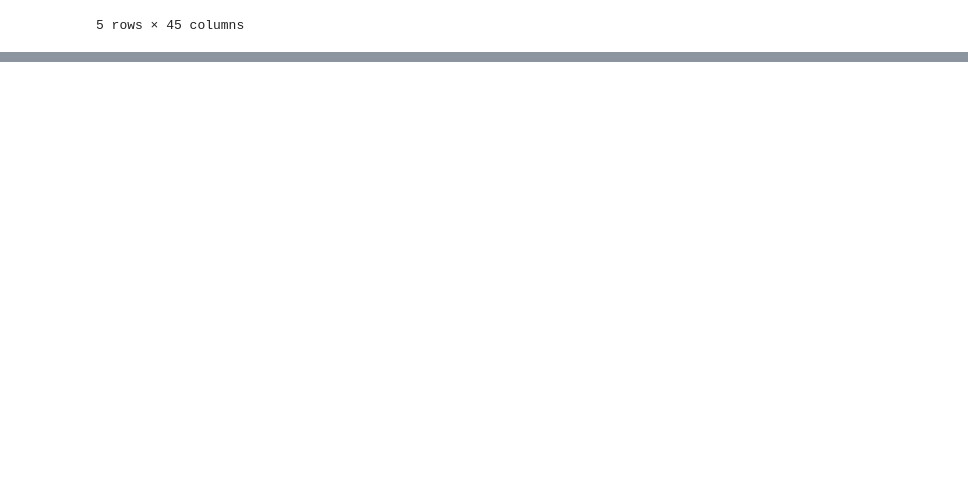
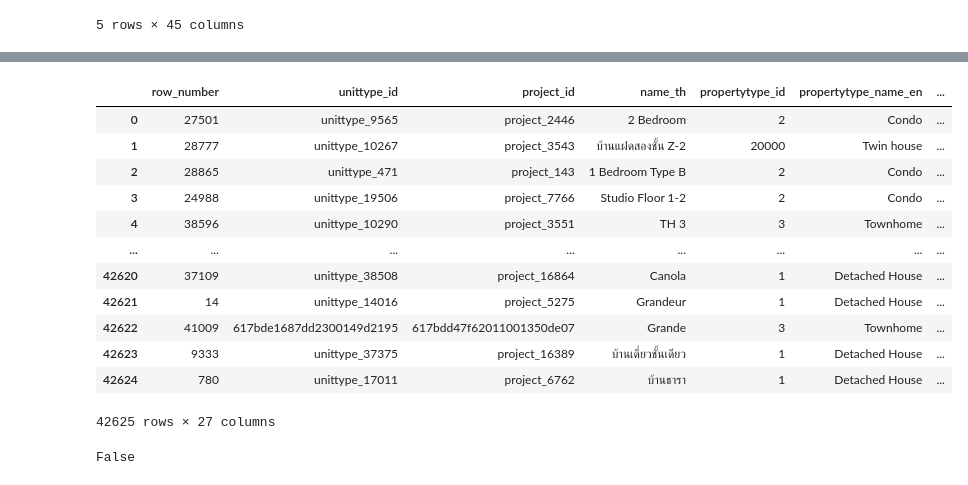
Before and after one commit to tohnperfect/DPDM65, a Jupyter notebook: preprocessing.ipynb, the cells around one changed output, grey strips where cells are left out. Drawn from its saved outputs; the diff is of its cells as text; code cells hidden in the pictures; blank space fills up the shorter version.

```diff
--- a/preprocessing.ipynb
+++ b/preprocessing.ipynb
@@ -251,0 +370,20 @@ project_df.head()
+# %%
+unit_df.fillna(0)
+# %% [output]
+|  | row_number | unittype_id | project_id | name_th | propertytype_id | propertytype_name_en | ... |
+| 0 | 27501 | unittype_9565 | project_2446 | 2 Bedroom | 2 | Condo | ... |
+| 1 | 28777 | unittype_10267 | project_3543 | บ้านแฝดสองชั้น Z-2 | 20000 | Twin house | ... |
+| 2 | 28865 | unittype_471 | project_143 | 1 Bedroom Type B | 2 | Condo | ... |
+| 3 | 24988 | unittype_19506 | project_7766 | Studio Floor 1-2 | 2 | Condo | ... |
+| 4 | 38596 | unittype_10290 | project_3551 | TH 3 | 3 | Townhome | ... |
+| ... | ... | ... | ... | ... | ... | ... | ... |
+| 42620 | 37109 | unittype_38508 | project_16864 | Canola | 1 | Detached House | ... |
+| 42621 | 14 | unittype_14016 | project_5275 | Grandeur | 1 | Detached House | ... |
+| 42622 | 41009 | 617bde1687dd2300149d2195 | 617bdd47f62011001350de07 | Grande | 3 | Townhome | ... |
+| 42623 | 9333 | unittype_37375 | project_16389 | บ้านเดี่ยวชั้นเดียว | 1 | Detached House | ... |
+| 42624 | 780 | unittype_17011 | project_6762 | บ้านธารา | 1 | Detached House | ... |
+42625 rows × 27 columns
+# %%
+unit_df.fillna(0).isnull().any().any()
+# %% [output]
+False
```
Also changed, not shown: parts of 46 cells of this notebook.
